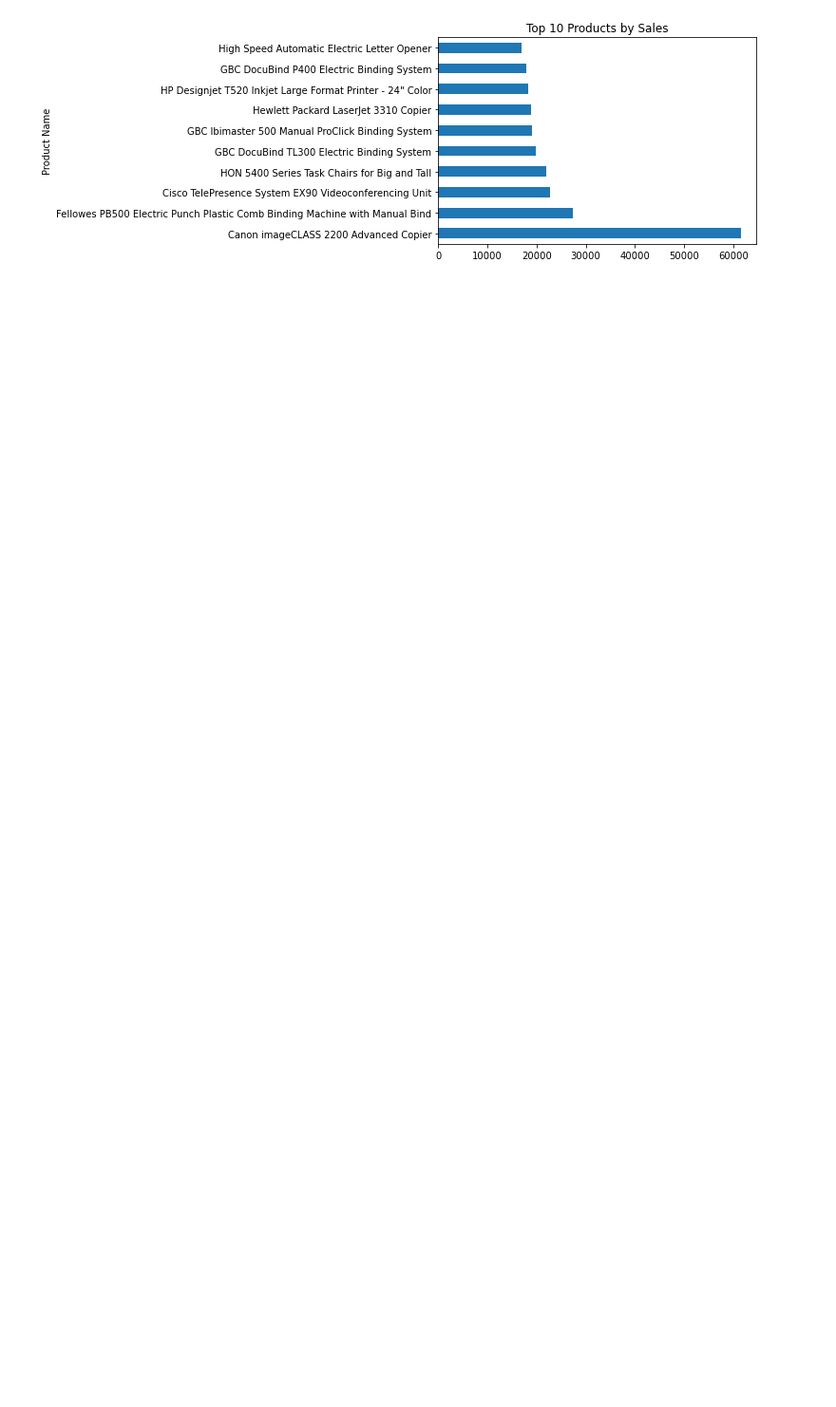
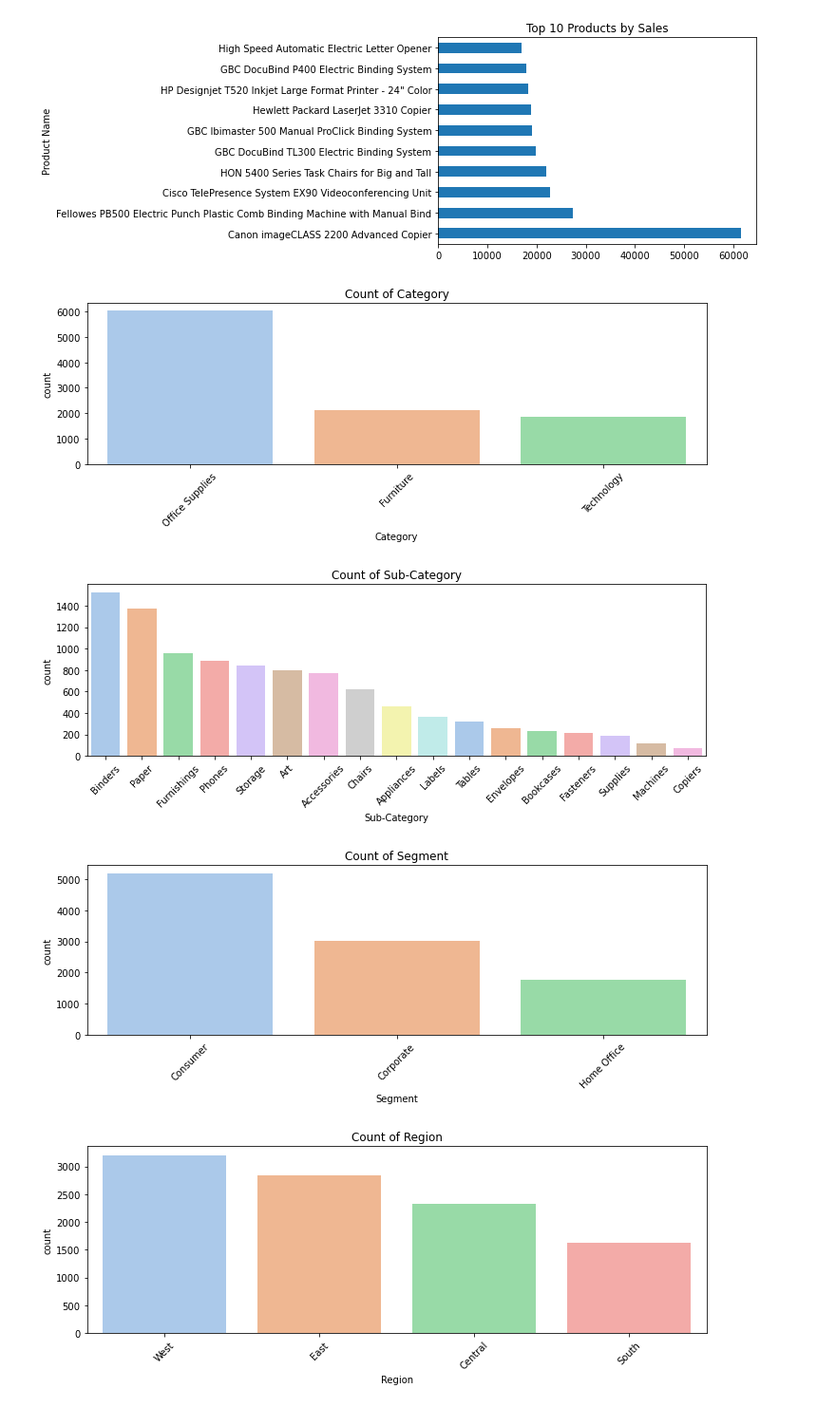
Before and after one commit to mehrzad1994/retail-sales-optimization, a Jupyter notebook: notebooks/Exploratory_Data_Analysis.ipynb, the cells around one changed output. Shown at 95% size. Drawn from its saved outputs; the diff is of its cells as text; code cells hidden in the pictures; blank space fills up the shorter version.

```diff
--- a/notebooks/Exploratory_Data_Analysis.ipynb
+++ b/notebooks/Exploratory_Data_Analysis.ipynb
@@ -57,0 +172,7 @@ None
+# %%
+# add more detailed columns to order date, to help with the analysis
+df['Order_Year'] = df['Order Date'].dt.year
+df['Order_Month'] = df['Order Date'].dt.month
+df['Order_DayOfWeek'] = df['Order Date'].dt.dayofweek  # 0 = Monday
+df['Order_Week'] = df['Order Date'].dt.isocalendar().week
+df['Is_Weekend'] = df['Order_DayOfWeek'].apply(lambda x: 1 if x >= 5 else 0)
@@ -57,0 +194,21 @@ None
+# %%
+# transform cleaning
+
+# Drop unnecessary columns, row id
+if "Row ID" in df.columns:
+    df.drop(columns=["Row ID"], inplace=True)
+    print("'Row ID' column dropped successfully.")
+else:
+    print("'Row ID' column not found after cleaning.")
+
+# Drop rows with critical missing values
+df.dropna(subset=["Order Date", "Ship Date", "Customer ID", "Product ID"], inplace=True)
+
+# Fill non-critical values
+if "Postal Code" in df.columns:
+    df["Postal Code"].fillna(0, inplace=True)
+
+# Add a calculated column for delivery delay in days
+df["Delivery Delay"] = (df["Ship Date"] - df["Order Date"]).dt.days
+
+df.info()
@@ -63,3 +392,19 @@ top_products.plot(kind='barh', title='Top 10 Products by Sales')
 plt.show()
 # %% [output]
 [figure]
+# %%
+#visualize the categorical features of the dataset
+categorical_features = ['Category', 'Sub-Category', 'Segment', 'Region', 'Ship Mode']
+
+for col in categorical_features:
+    plt.figure(figsize=(10,4))
+    sns.countplot(data=df, x=col, order=df[col].value_counts().index, palette='pastel')
+    plt.title(f'Count of {col}')
+    plt.xticks(rotation=45)
+    plt.tight_layout()
+    plt.show()
+# %% [output]
+[figure, added]
+[figure, added]
+[figure, added]
+[figure, added]
```
Also changed, not shown: parts of 38 cells of this notebook, 9 other files.
